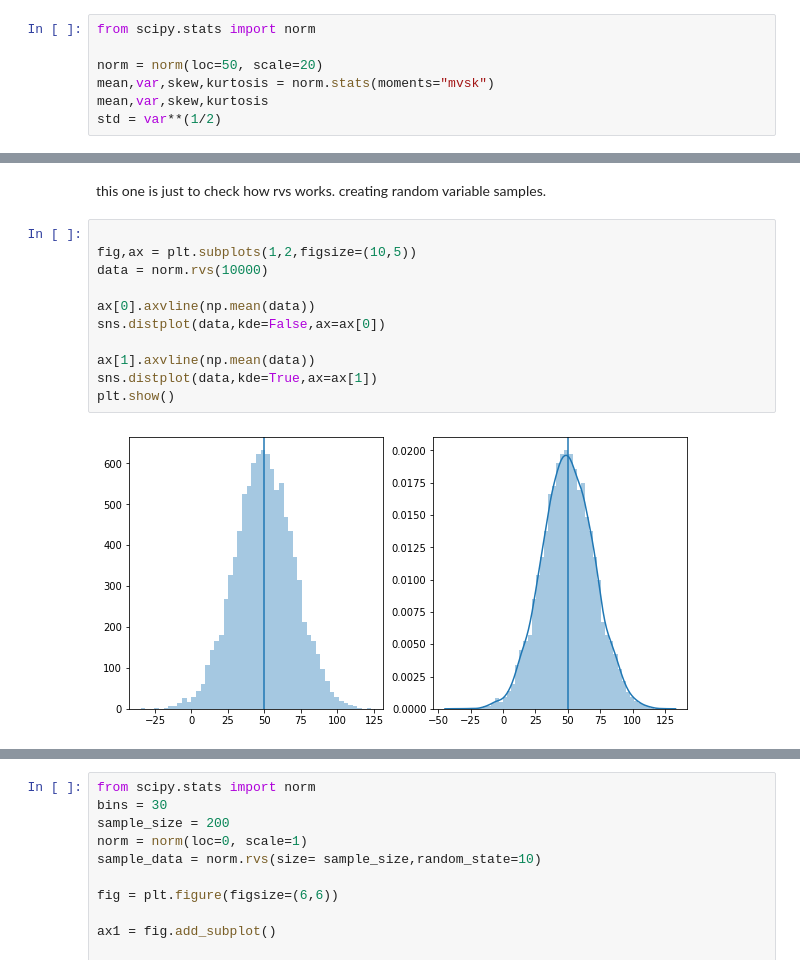
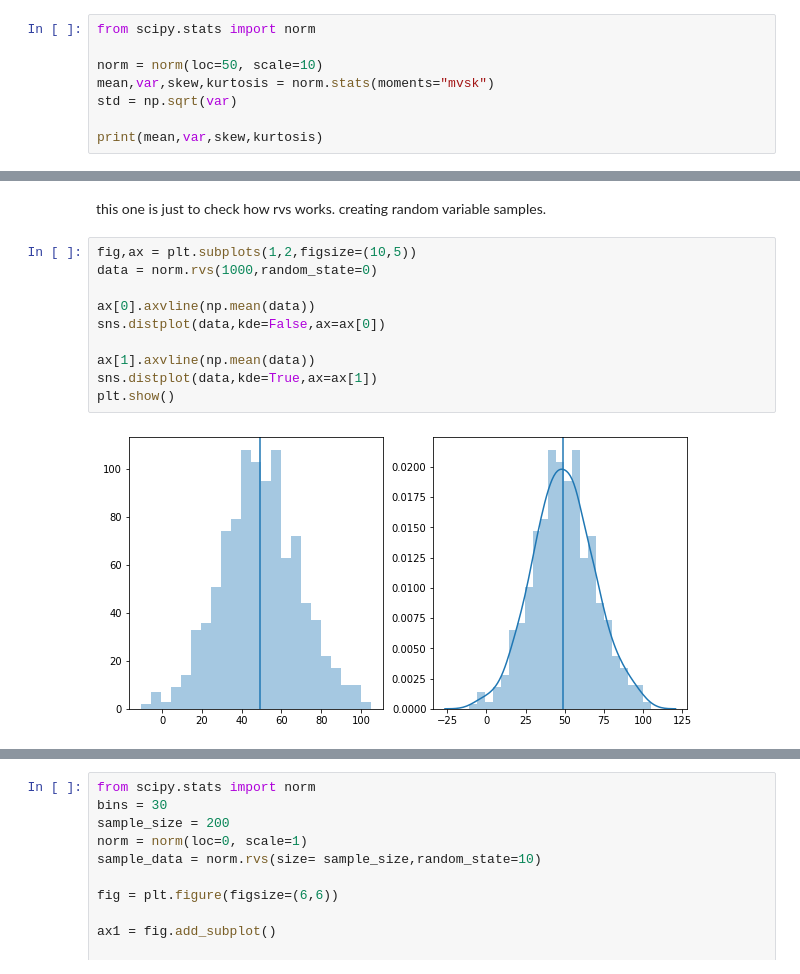
Before and after one commit to NishantBaheti/MachineLearningExploration, a Jupyter notebook: PracticalStatistics/Distributions.ipynb, the cells around one changed output, grey strips where cells are left out. Drawn from its saved outputs; the diff is of its cells as text.

```diff
--- a/PracticalStatistics/Distributions.ipynb
+++ b/PracticalStatistics/Distributions.ipynb
@@ -292,7 +267,8 @@ data = np.linspace(start=0, stop=100, num=1000)
 # %%
 from scipy.stats import norm
 
-norm = norm(loc=50, scale=20)
+norm = norm(loc=50, scale=10)
 mean,var,skew,kurtosis = norm.stats(moments="mvsk")
-mean,var,skew,kurtosis
-std = var**(1/2)
+std = np.sqrt(var)
+
+print(mean,var,skew,kurtosis)
@@ -313,15 +299,14 @@ plt.show()
 # %% [markdown]
 this one is just to check how rvs works. creating random variable samples.
 # %%
-
 fig,ax = plt.subplots(1,2,figsize=(10,5))
-data = norm.rvs(10000)
+data = norm.rvs(1000,random_state=0)
 
 ax[0].axvline(np.mean(data))
 sns.distplot(data,kde=False,ax=ax[0])
 
 ax[1].axvline(np.mean(data))
 sns.distplot(data,kde=True,ax=ax[1])
 plt.show()
 # %% [output]
-[figure, old version]
+[figure, new version]
```
Also changed, not shown: parts of 31 cells of this notebook, 1 other file.
